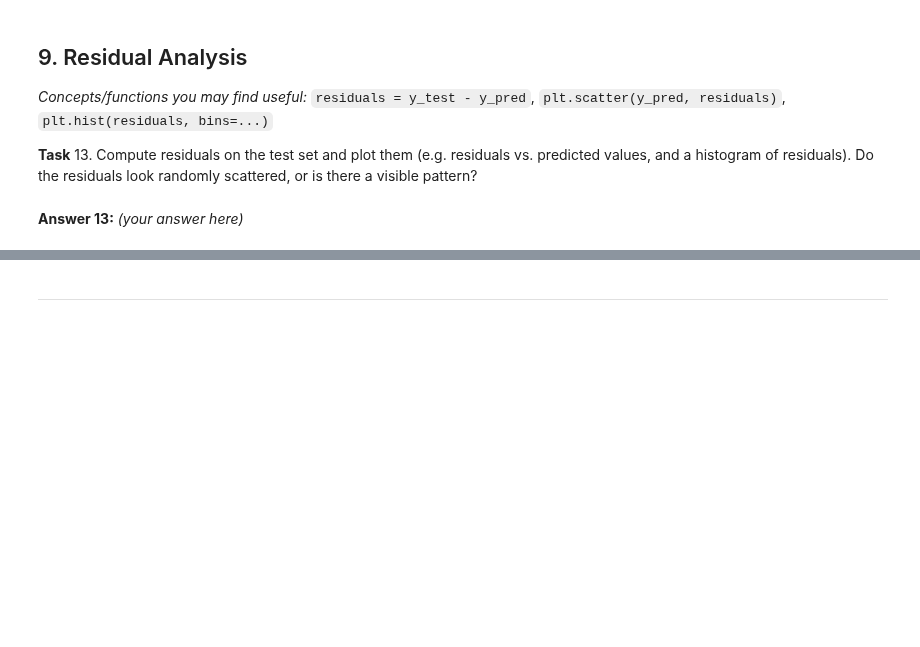
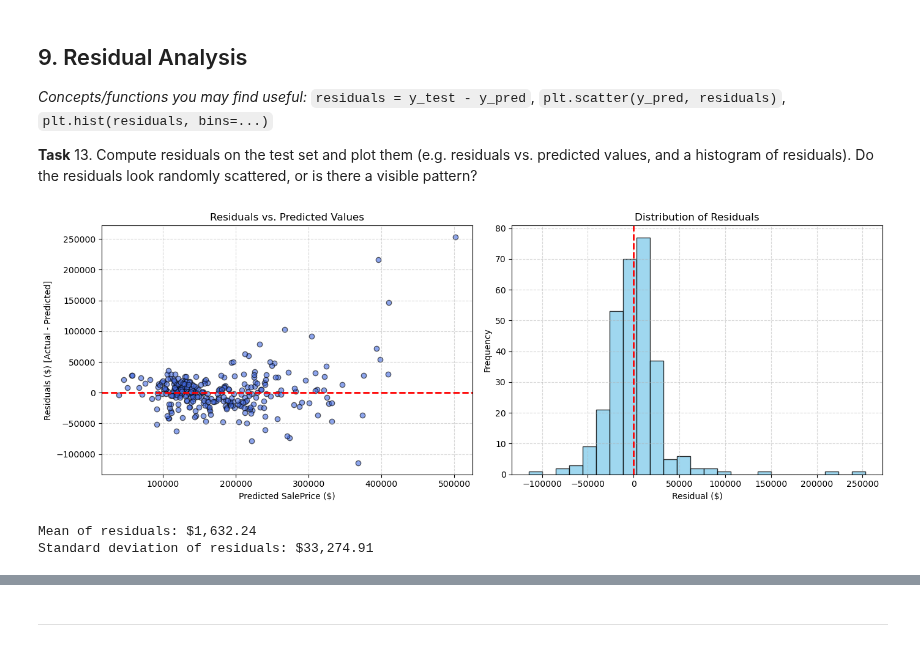
Before and after one commit to baqar360/ML-Lab-Semester-5, a Jupyter notebook: lab 5/Lab5_Linear_Regression_Template.ipynb, the cells around one changed output, grey strips where cells are left out. Drawn from its saved outputs; the diff is of its cells as text; code cells hidden in the pictures; blank space fills up the shorter version.

```diff
--- a/lab 5/Lab5_Linear_Regression_Template.ipynb
+++ b/lab 5/Lab5_Linear_Regression_Template.ipynb
@@ -339,3 +337,33 @@ Neighborhood_NridgHt  33374.269433
-# %% [markdown]
-**Answer 13:**
-_(your answer here)_
+# %%
+# Task 13 — compute and plot residuals
+residuals = y_test - y_pred
+
+# 2. Plot: Residuals vs. Predicted Values & Residual Distribution Histogram
+fig, axes = plt.subplots(1, 2, figsize=(14, 5))
+
+# Plot 1: Residuals vs Predicted
+axes[0].scatter(y_pred, residuals, alpha=0.6, edgecolors='k', color='royalblue')
+axes[0].axhline(0, color='red', linestyle='--', linewidth=2)
+axes[0].set_title('Residuals vs. Predicted Values')
+axes[0].set_xlabel('Predicted SalePrice ($)')
+axes[0].set_ylabel('Residuals ($) [Actual - Predicted]')
+axes[0].grid(True, linestyle='--', alpha=0.5)
+
+# Plot 2: Histogram of Residuals
+axes[1].hist(residuals, bins=25, edgecolor='black', color='skyblue', alpha=0.8)
+axes[1].axvline(0, color='red', linestyle='--', linewidth=2)
+axes[1].set_title('Distribution of Residuals')
+axes[1].set_xlabel('Residual ($)')
+axes[1].set_ylabel('Frequency')
+axes[1].grid(True, linestyle='--', alpha=0.5)
+
+plt.tight_layout()
+plt.show()
+
+# 3. Check residual metrics
+print(f"Mean of residuals: ${residuals.mean():,.2f}")
+print(f"Standard deviation of residuals: ${residuals.std():,.2f}")
+# %% [output]
+[figure, added]
+Mean of residuals: $1,632.24
+Standard deviation of residuals: $33,274.91
```
Also changed, not shown: parts of 4 cells of this notebook.
